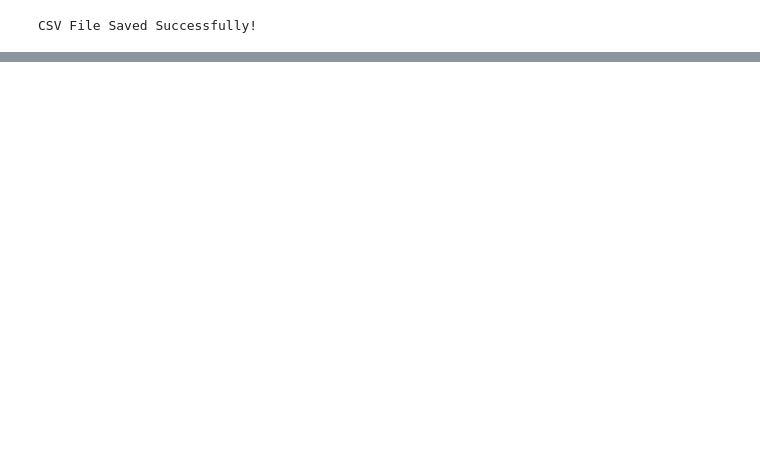
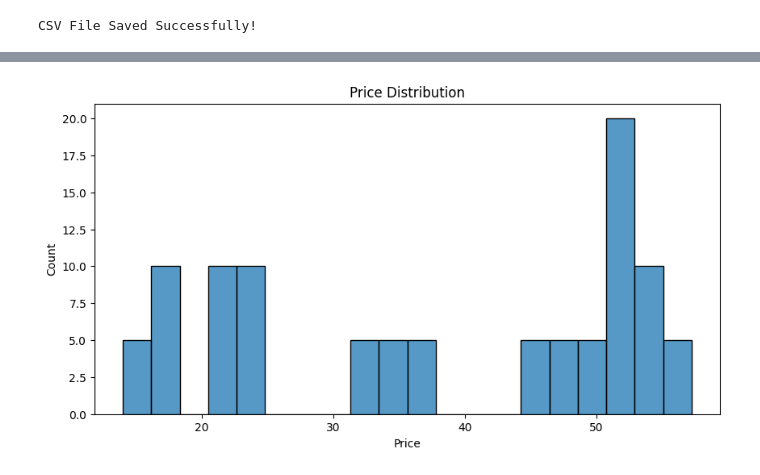
Before and after one commit to MeherunNessaEva/CodeAlpha_Web-Scrapping-Books, a Jupyter notebook: codeAlpha_webScrap(Book).ipynb, the cells around one changed output, grey strips where cells are left out. Saved outputs shown, nothing was run; the diff lists cells and outputs as text; code cells hidden in the pictures; blank space fills up the shorter version.

```diff
--- a/codeAlpha_webScrap(Book).ipynb
+++ b/codeAlpha_webScrap(Book).ipynb
@@ -145,0 +211,10 @@ plt.show()
+# %%
+plt.figure(figsize=(10,5))
+
+sns.histplot(df['Price'], bins=20)
+
+plt.title('Price Distribution')
+
+plt.show()
+# %% [output]
+[figure, added]
```
Also changed, not shown: parts of 18 cells of this notebook.
